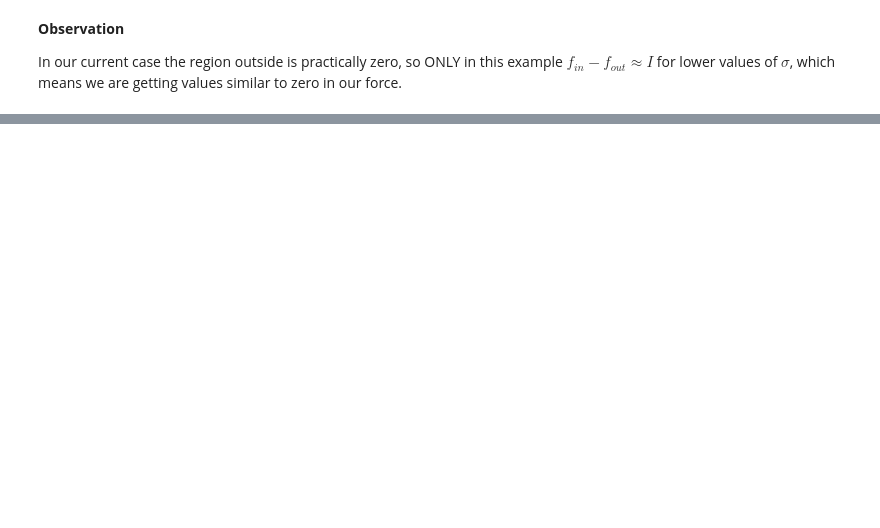
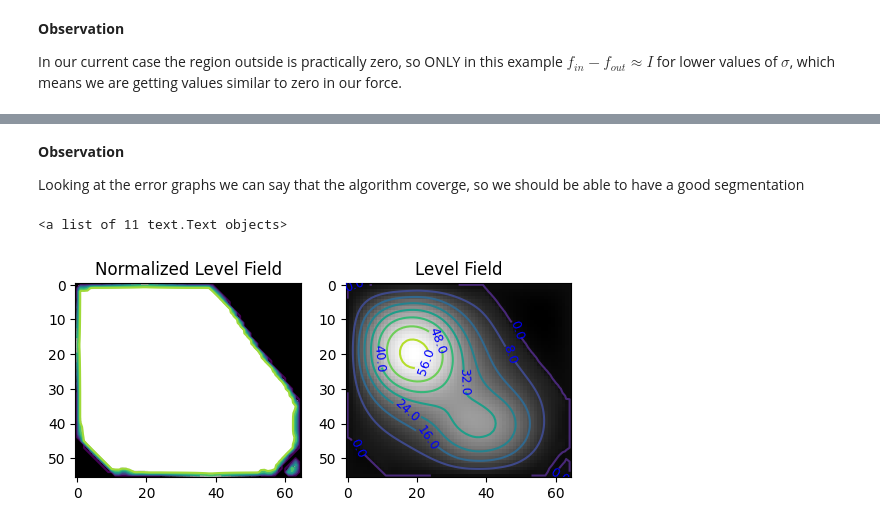
Before and after one commit to laufuentes/medical-image-project, a Jupyter notebook: energy_functions.ipynb, the cells around one changed output, grey strips where cells are left out. Drawn from its saved outputs; the diff is of its cells as text; code cells hidden in the pictures; blank space fills up the shorter version.

```diff
--- a/energy_functions.ipynb
+++ b/energy_functions.ipynb
@@ -172,0 +198,6 @@ In our current case the region outside is practically zero, so ONLY in this exam
+# %%
+# Default parameters for method
+lambda_value = 1
+nu_value = 0.5
+epsilon_value=0.1
+gs_error=1e-3
@@ -172,0 +206,11 @@ In our current case the region outside is practically zero, so ONLY in this exam
+# %%
+force1 = Force1(image, k1=k1, k0=k0)
+segmentator = SplitBregmanGCS(
+    force1,
+    lambda_value=lambda_value,
+    nu_value=nu_value,
+    epsilon_value=epsilon_value,
+    gs_error=gs_error,
+    debug=True)
+
+last_level_set, last_level_set_no_normalized = segmentator.run(initial_level_set)
@@ -172,0 +241,16 @@ In our current case the region outside is practically zero, so ONLY in this exam
+# %% [markdown]
+**Observation**
+
+Looking at the error graphs we can say that the algorithm coverge, so we should be able to have a good segmentation
+# %%
+fig, ax = plt.subplots(1,2)
+ax[0].set_title('Normalized Level Field')
+pos = ax[0].imshow(last_level_set, 'gray')
+ax[0].contour(last_level_set)
+ax[1].set_title('Level Field')
+ax[1].imshow(last_level_set_no_normalized, 'gray')
+cs = ax[1].contour(last_level_set_no_normalized)
+ax[1].clabel(cs, fmt='%2.1f', colors='blue', fontsize=9)
+# %% [output]
+<a list of 11 text.Text objects>
+[figure, added]
```
Also changed, not shown: parts of 15 cells of this notebook, 3 other files.
